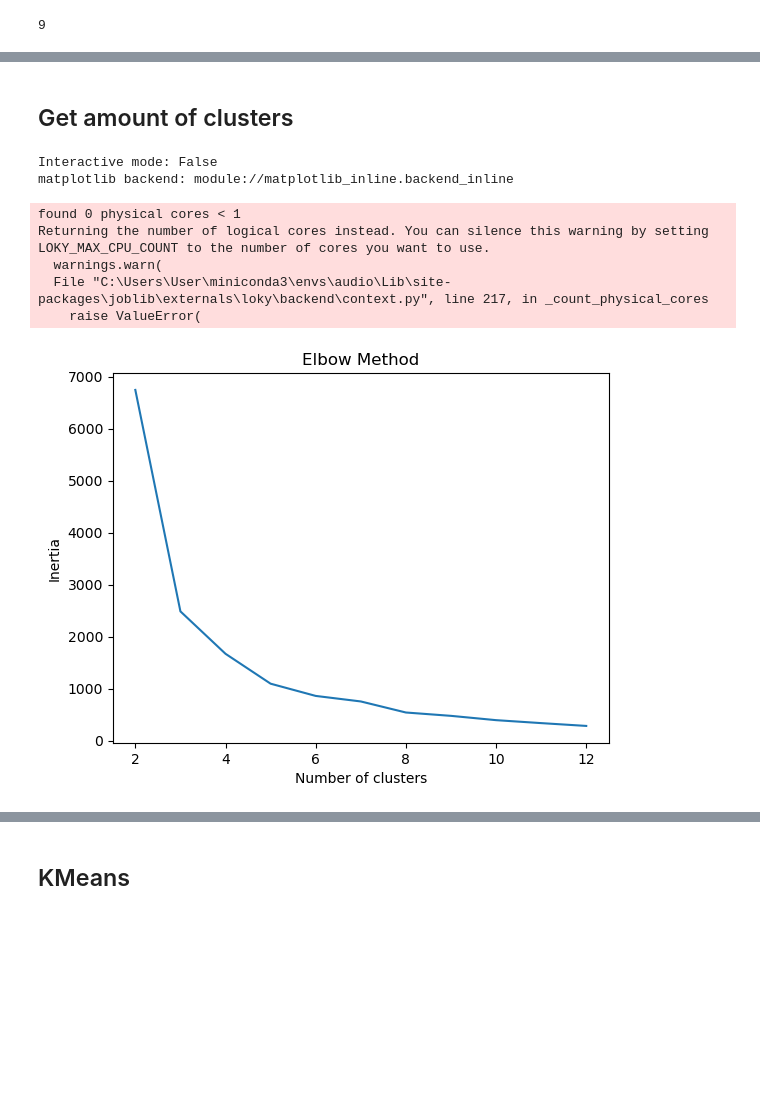
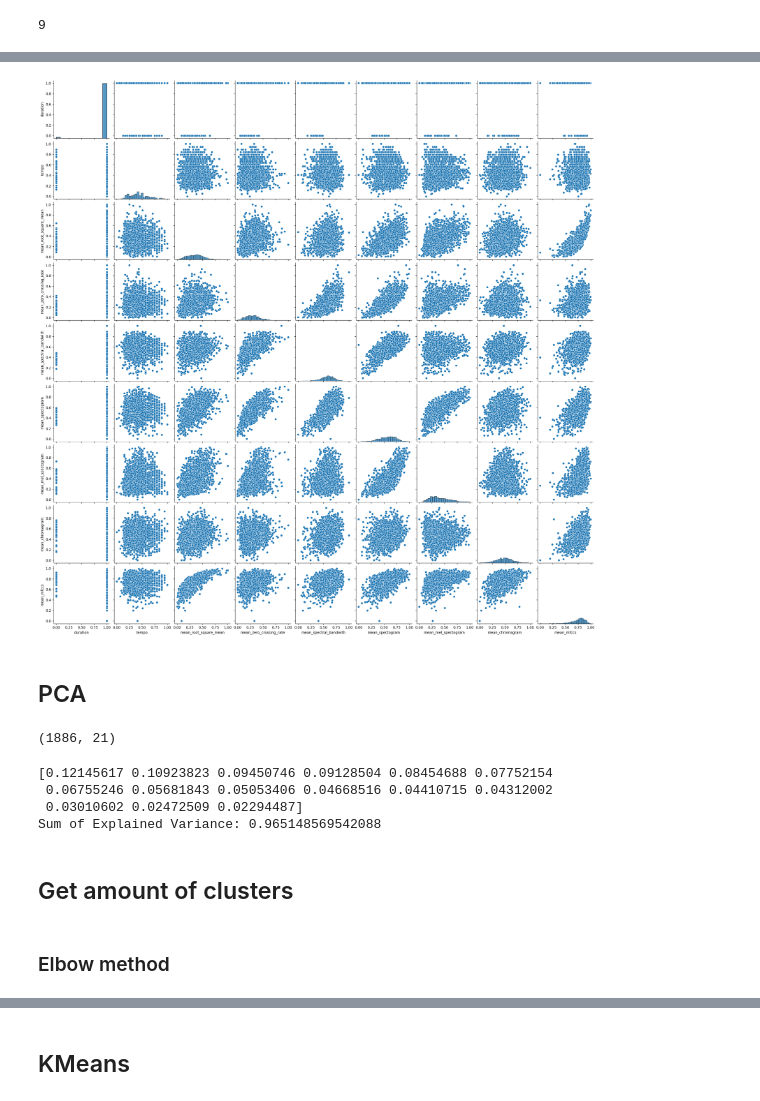
Before and after one commit to C7A7A/audio_clustering_autoencoder, a Jupyter notebook: notebooks/cluster_music.ipynb, the cells around one changed output, grey strips where cells are left out. Drawn from its saved outputs; the diff is of its cells as text; code cells hidden in the pictures; blank space fills up the shorter version.

```diff
--- a/notebooks/cluster_music.ipynb
+++ b/notebooks/cluster_music.ipynb
@@ -119,0 +253,8 @@ df_to_cluster
+# %%
+# filter columns that start with chroma_key_
+sns.pairplot(df_correlation)
+plt.show()
+# %% [output]
+[figure, added]
+# %% [markdown]
+## PCA
@@ -120,36 +263,22 @@ df_to_cluster
+# %%
+df_to_cluster.shape
+# %% [output]
+(1886, 21)
+# %%
+pca = PCA(n_components=15)
+pca.fit(df_to_cluster)
+explained_variance = pca.explained_variance_ratio_
+print(explained_variance)
+print("Sum of Explained Variance:", sum(explained_variance))
+# %% [output]
+[0.12145617 0.10923823 0.09450746 0.09128504 0.08454688 0.07752154
+ 0.06755246 0.05681843 0.05053406 0.04668516 0.04410715 0.04312002
+ 0.03010602 0.02472509 0.02294487]
+Sum of Explained Variance: 0.965148569542088
 # %% [markdown]
 ## Get amount of clusters
 # %%
-import matplotlib
-import matplotlib.pyplot as plt
-from itertools import cycle
-
-print(f"Interactive mode: {matplotlib.is_interactive()}")
-print(f"matplotlib backend: {matplotlib.rcParams['backend']}")
-
-color_pal = plt.rcParams["axes.prop_cycle"].by_key()["color"]
-color_cycle = cycle(plt.rcParams["axes.prop_cycle"].by_key()["color"])
+from sklearn.cluster import KMeans
+from sklearn.metrics import silhouette_samples, silhouette_score
-# %% [output]
-Interactive mode: False
-matplotlib backend: module://matplotlib_inline.backend_inline
-# %%
-from sklearn.cluster import KMeans
-
-inertia = list()
-for i in range(2, 13):
-    kmeans = KMeans(n_clusters = i, n_init='auto')
-    kmeans.fit(df_to_cluster)
-    inertia.append(kmeans.inertia_)
-
-plt.plot(range(2, 13), inertia)
-plt.title('Elbow Method')
-plt.xlabel('Number of clusters')
-plt.ylabel('Inertia')
-plt.show()
-# %% [output]
-found 0 physical cores < 1
-Returning the number of logical cores instead. You can silence this warning by setting LOKY_MAX_CPU_COUNT to the number of cores you want to use.
-  warnings.warn(
-  File "C:\Users\User\miniconda3\envs\audio\Lib\site-packages\joblib\externals\loky\backend\context.py", line 217, in _count_physical_cores
-    raise ValueError(
-[figure, removed]
+# %% [markdown]
+### Elbow method
```
Also changed, not shown: parts of 19 cells of this notebook, 1 other file.
